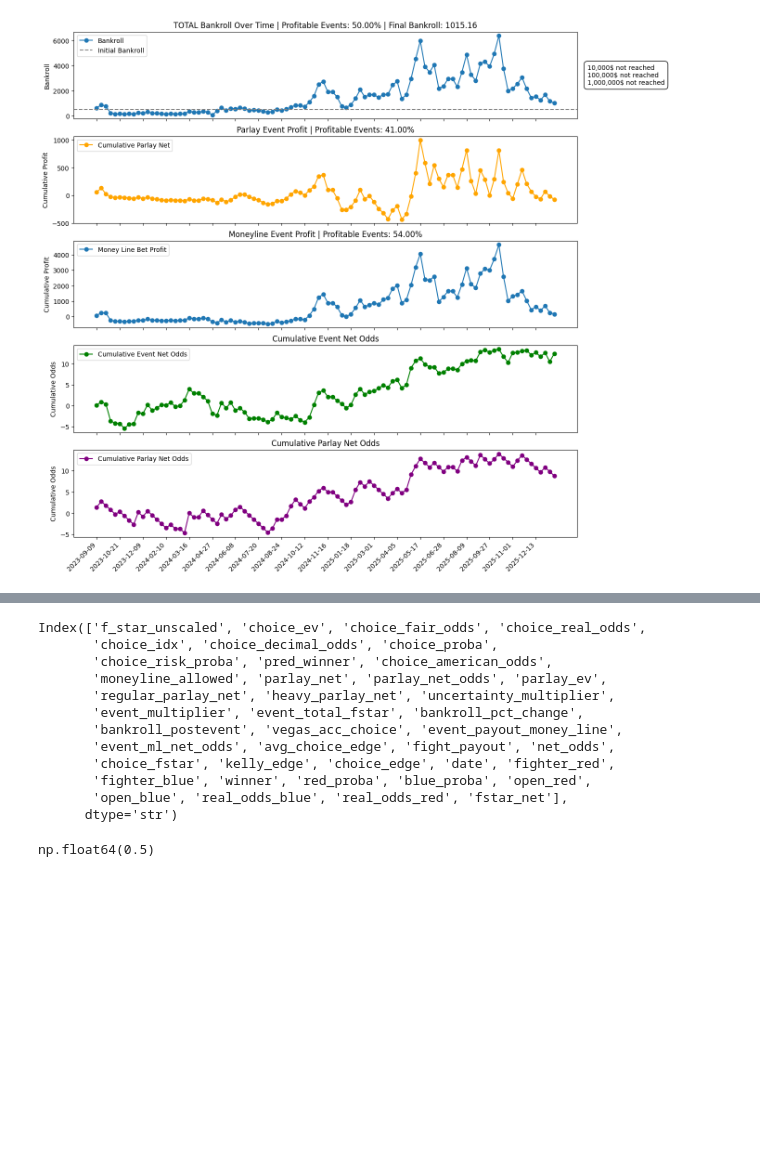
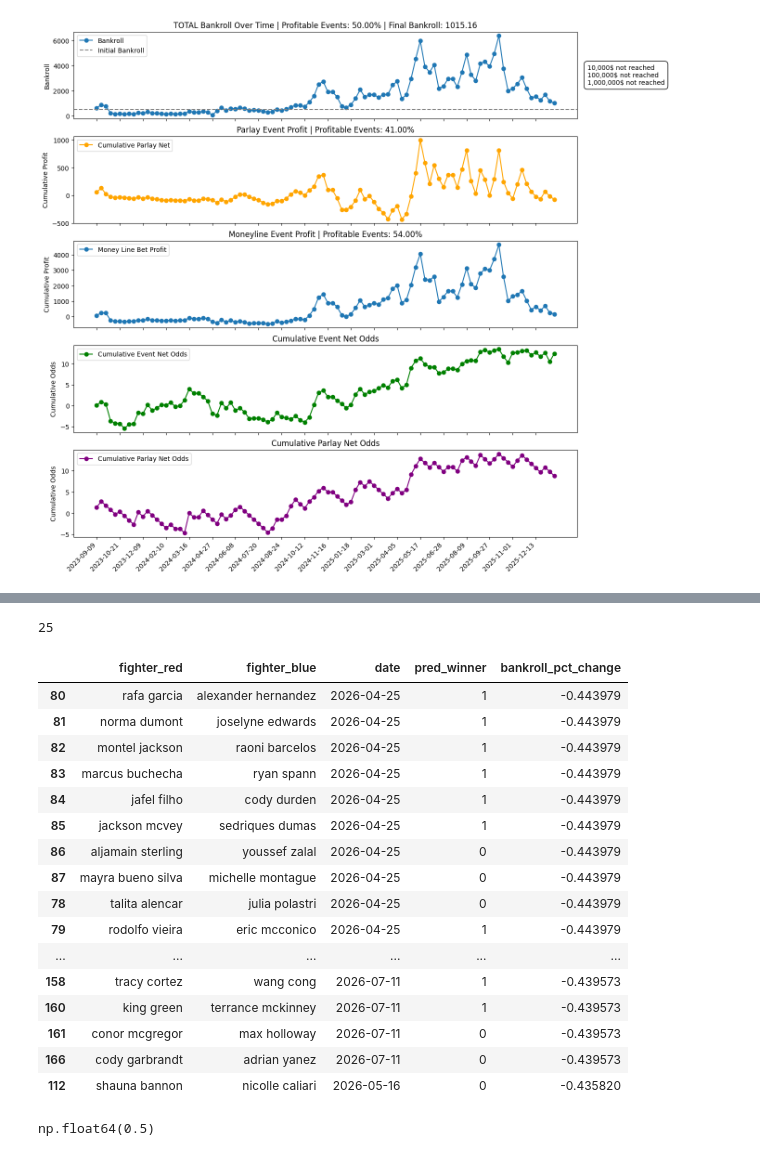
Before and after one commit to jcmarkowicz/sports_betting, a Jupyter notebook: Notebooks/Bets/kelly_sim.ipynb, the cells around one changed output, grey strips where cells are left out. Drawn from its saved outputs; the diff is of its cells as text; code cells hidden in the pictures; blank space fills up the shorter version.

```diff
--- a/Notebooks/Bets/kelly_sim.ipynb
+++ b/Notebooks/Bets/kelly_sim.ipynb
@@ -351,20 +379,27 @@ Opening model at close2 prices: 222 fights
 # %%
-df_kelly_open_at_close1.columns
+df_kelly_open_at_close1['date'].nunique()
 # %% [output]
-Index(['f_star_unscaled', 'choice_ev', 'choice_fair_odds', 'choice_real_odds',
-       'choice_idx', 'choice_decimal_odds', 'choice_proba',
-       'choice_risk_proba', 'pred_winner', 'choice_american_odds',
-       'moneyline_allowed', 'parlay_net', 'parlay_net_odds', 'parlay_ev',
-       'regular_parlay_net', 'heavy_parlay_net', 'uncertainty_multiplier',
-       'event_multiplier', 'event_total_fstar', 'bankroll_pct_change',
-       'bankroll_postevent', 'vegas_acc_choice', 'event_payout_money_line',
-       'event_ml_net_odds', 'avg_choice_edge', 'fight_payout', 'net_odds',
-       'choice_fstar', 'kelly_edge', 'choice_edge', 'date', 'fighter_red',
-       'fighter_blue', 'winner', 'red_proba', 'blue_proba', 'open_red',
-       'open_blue', 'real_odds_blue', 'real_odds_red', 'fstar_net'],
-      dtype='str')
+25
 # %%
-df_kelly_open_at_close1.sort_values('event_')
+df_kelly_open_at_close1.sort_values(by='bankroll_pct_change',ascending=True)[['fighter_red','fighter_blue','date','pred_winner','bankroll_pct_change']].head(20)
+# %% [output]
+|  | fighter_red | fighter_blue | date | pred_winner | bankroll_pct_change |
+| 80 | rafa garcia | alexander hernandez | 2026-04-25 | 1 | -0.443979 |
+| 81 | norma dumont | joselyne edwards | 2026-04-25 | 1 | -0.443979 |
+| 82 | montel jackson | raoni barcelos | 2026-04-25 | 1 | -0.443979 |
+| 83 | marcus buchecha | ryan spann | 2026-04-25 | 1 | -0.443979 |
+| 84 | jafel filho | cody durden | 2026-04-25 | 1 | -0.443979 |
+| 85 | jackson mcvey | sedriques dumas | 2026-04-25 | 1 | -0.443979 |
+| 86 | aljamain sterling | youssef zalal | 2026-04-25 | 0 | -0.443979 |
+| 87 | mayra bueno silva | michelle montague | 2026-04-25 | 0 | -0.443979 |
+| 78 | talita alencar | julia polastri | 2026-04-25 | 0 | -0.443979 |
+| 79 | rodolfo vieira | eric mcconico | 2026-04-25 | 1 | -0.443979 |
+| ... | ... | ... | ... | ... | ... |
+| 158 | tracy cortez | wang cong | 2026-07-11 | 1 | -0.439573 |
+| 160 | king green | terrance mckinney | 2026-07-11 | 1 | -0.439573 |
+| 161 | conor mcgregor | max holloway | 2026-07-11 | 0 | -0.439573 |
+| 166 | cody garbrandt | adrian yanez | 2026-07-11 | 0 | -0.439573 |
+| 112 | shauna bannon | nicolle caliari | 2026-05-16 | 0 | -0.435820 |
 # %%
 pct_positive = (
     df_kelly.groupby('date')['parlay_net_odds']
```
Also changed, not shown: parts of 3 cells of this notebook, 4 other files.
